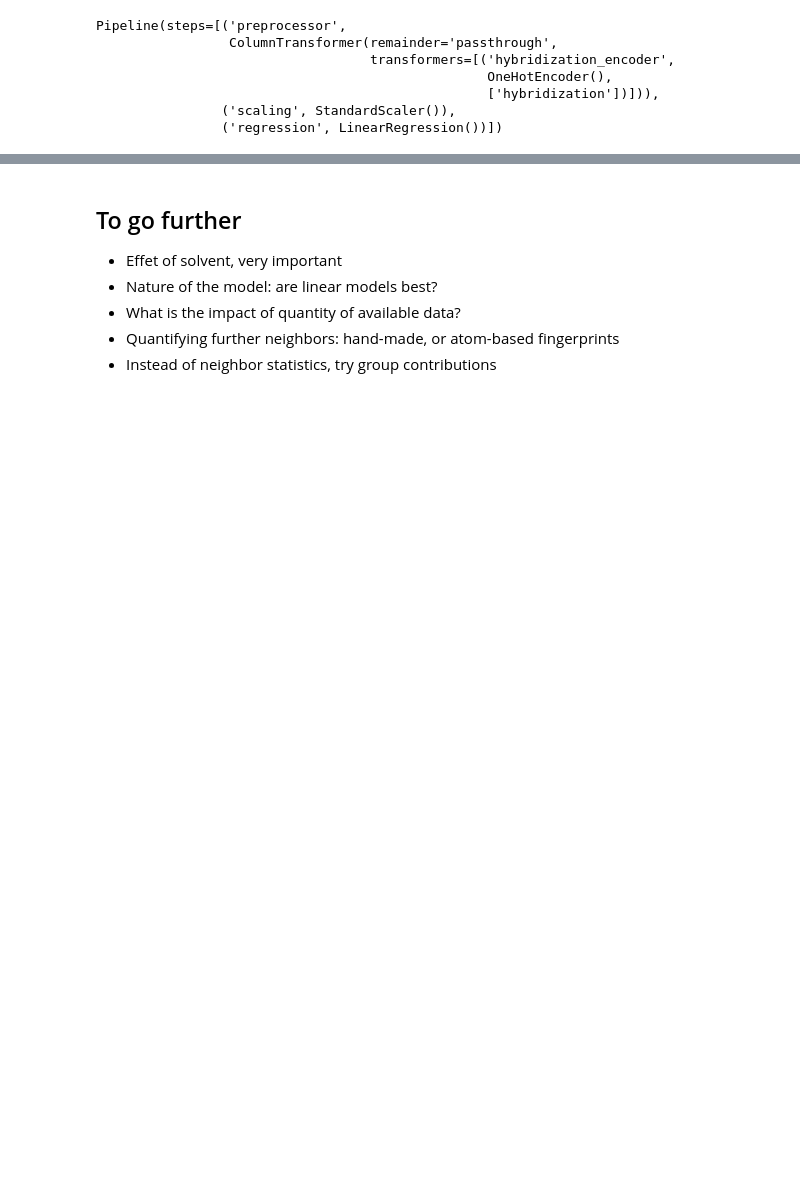
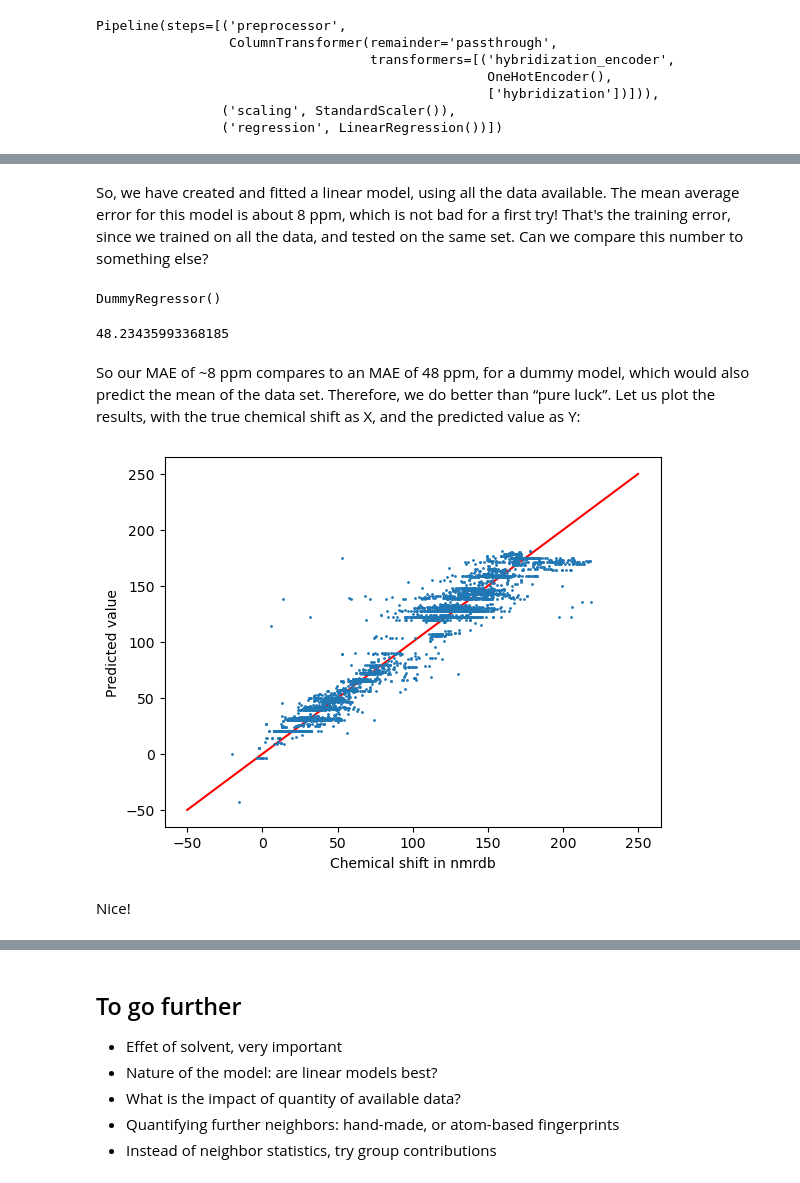
Before and after one commit to fxcoudert/binders, a Jupyter notebook: projects/NMR_prediction.ipynb, the cells around one changed output, grey strips where cells are left out. Saved outputs shown, nothing was run; the diff lists cells and outputs as text; code cells hidden in the pictures; blank space fills up the shorter version.

```diff
--- a/projects/NMR_prediction.ipynb
+++ b/projects/NMR_prediction.ipynb
@@ -538,0 +714,26 @@ mean_absolute_error(target, model.predict(data))
+# %% [markdown]
+So, we have created and fitted a linear model, using all the data available. The mean average error for this model is about 8 ppm, which is not bad for a first try! That's the training error, since we trained on all the data, and tested on the same set. Can we compare this number to something else?
+# %%
+from sklearn.dummy import DummyRegressor
+dummy_regr = DummyRegressor(strategy="mean")
+dummy_regr.fit(data, target)
+# %% [output]
+DummyRegressor()
+# %%
+mean_absolute_error(target, dummy_regr.predict(data))
+# %% [output]
+48.23435993368185
+# %% [markdown]
+So our MAE of ~8 ppm compares to an MAE of 48 ppm, for a dummy model, which would also predict the mean of the data set. Therefore, we do better than “pure luck”. Let us plot the results, with the true chemical shift as X, and the predicted value as Y:
+# %%
+# Plot the data
+ax = pd.DataFrame({"x": target, "y": model2.predict(data)}).plot.scatter("x", "y", s=1)
+# Add a diagonal line
+ax.plot([-50,250], [-50, 250], 'r-', zorder=0)
+# Set axes labels
+ax.set_xlabel("Chemical shift in nmrdb")
+ax.set_ylabel("Predicted value");
+# %% [output]
+[figure, added]
+# %% [markdown]
+Nice!
```
Also changed, not shown: parts of 92 cells of this notebook.
